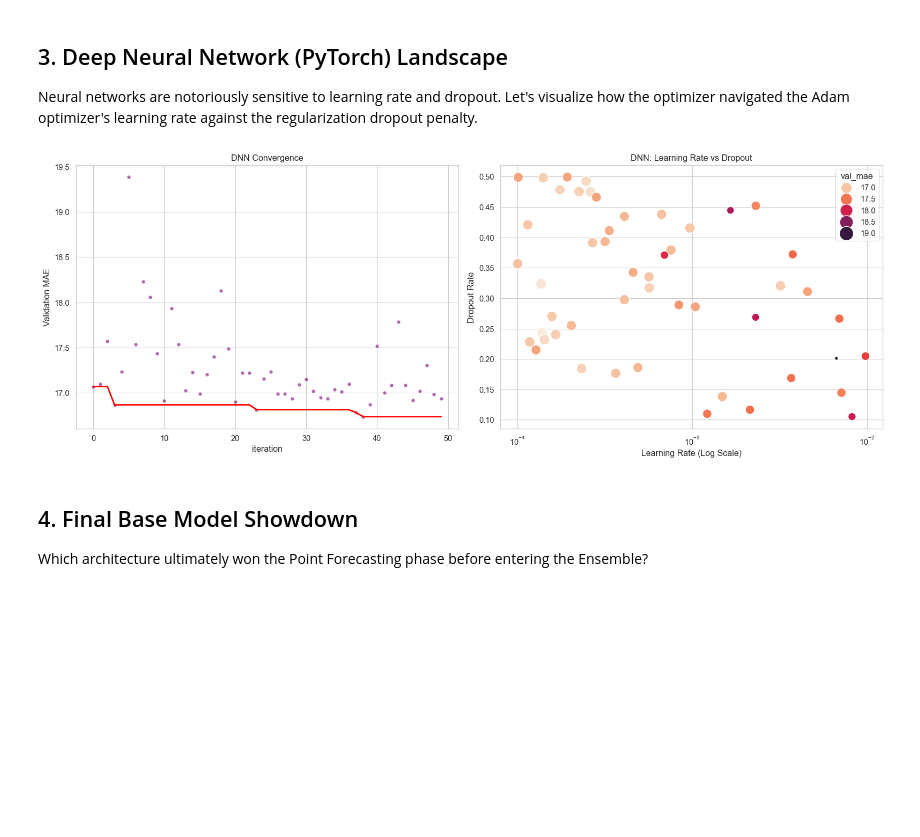
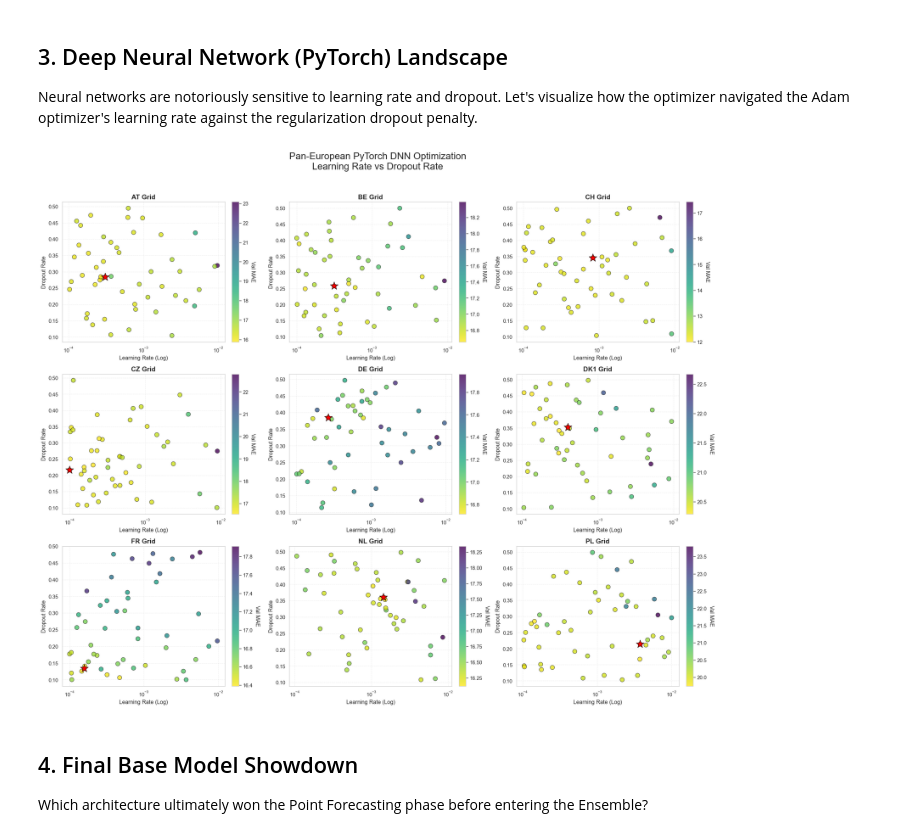
Before and after one commit to mathieucbd/incommodities-case-crunch-2026, a Jupyter notebook: notebooks/03_optimization_landscape.ipynb, the cells around one changed output. Drawn from its saved outputs; the diff is of its cells as text; code cells hidden in the pictures; blank space fills up the shorter version.

```diff
--- a/notebooks/03_optimization_landscape.ipynb
+++ b/notebooks/03_optimization_landscape.ipynb
@@ -155,29 +166,61 @@ for model, config in MODEL_CONFIGS.items():
 ## 3. Deep Neural Network (PyTorch) Landscape
 Neural networks are notoriously sensitive to learning rate and dropout. Let's visualize how the optimizer navigated the Adam optimizer's learning rate against the regularization dropout penalty.
 # %%
-dnn_df = parse_trials(os.path.join(TRIALS_DIR, 'dnn_trials.pkl'), CHOICE_MAPPINGS)
+fig, axes = plt.subplots(3, 3, figsize=(20, 16))
+fig.suptitle('Pan-European PyTorch DNN Optimization\nLearning Rate vs Dropout Rate', fontsize=20, y=1.02)
 
-if not dnn_df.empty:
-    fig, axes = plt.subplots(1, 2, figsize=(16, 6))
+for ax, zone in zip(axes.flatten(), TARGET_ZONES):
+    ckpt_path_dnn = trials_dir / zone / 'dnn_trials.pkl'
 
-    # Convergence
-    dnn_df['best_so_far'] = dnn_df['val_mae'].cummin()
-    sns.scatterplot(data=dnn_df, x='iteration', y='val_mae', color='purple', alpha=0.6, ax=axes[0])
-    sns.lineplot(data=dnn_df, x='iteration', y='best_so_far', color='red', linewidth=2, ax=axes[0])
-    axes[0].set_title('DNN Convergence')
-    axes[0].set_ylabel('Validation MAE')
+    if ckpt_path_dnn.exists():
+        with open(ckpt_path_dnn, 'rb') as f:
+            dnn_trials = pickle.load(f)
 
-    # LR vs Dropout Contour/Scatter
-    sns.scatterplot(data=dnn_df, x='dnn_lr', y='dnn_drop', hue='val_mae', size='val_mae', sizes=(200, 20), palette='rocket_r', ax=axes[1])
-    axes[1].set_xscale('log')
-    axes[1].set_title('DNN: Learning Rate vs Dropout')
-    axes[1].set_xlabel('Learning Rate (Log Scale)')
-    axes[1].set_ylabel('Dropout Rate')
+        dnn_results = []
+        for trial in dnn_trials.trials:
+            if trial['result']['status'] == 'ok':
+                vals = trial['misc']['vals']
+                loss = trial['result']['loss']
 
-    plt.tight_layout()
-    plt.show()
+                lr = vals.get('dnn_lr', [None])[0]
+                dropout = vals.get('dnn_drop', [None])[0]
+
+                if lr is not None and dropout is not None:
+                    dnn_results.append({
+                        'learning_rate': lr,
+                        'dropout_rate': dropout,
+                        'loss': loss
+                    })
+
+        if dnn_results:
+            dnn_df = pd.DataFrame(dnn_results)
+
+            scatter = ax.scatter(dnn_df['learning_rate'], dnn_df['dropout_rate'],
+                                 c=dnn_df['loss'], cmap='viridis_r', s=80, alpha=0.8, edgecolor='k')
+
+            ax.set_xscale('log')
+            ax.set_title(f'{zone} Grid', fontsize=14, fontweight='bold')
+            ax.set_xlabel('Learning Rate (Log)')
+            ax.set_ylabel('Dropout Rate')
+            ax.grid(True, ls="--", alpha=0.3)
+
+            # Highlight minimum
+            min_row = dnn_df.loc[dnn_df['loss'].idxmin()]
+            ax.scatter(min_row['learning_rate'], min_row['dropout_rate'], color='red', marker='*', s=300, edgecolor='black')
+
+            # Add colorbar specifically for this subplot
+            cbar = fig.colorbar(scatter, ax=ax, fraction=0.046, pad=0.04)
+            cbar.set_label('Val MAE', rotation=270, labelpad=15)
+        else:
+            ax.set_title(f'{zone} (Empty Trials)')
+    else:
+        ax.set_title(f'{zone} (No Checkpoint Found)')
+        ax.axis('off')
+
+plt.tight_layout()
+plt.show()
 # %% [output]
-[figure, old version]
+[figure, new version]
 # %% [markdown]
 ## 4. Final Base Model Showdown
 Which architecture ultimately won the Point Forecasting phase before entering the Ensemble?
```
Also changed, not shown: parts of 3 cells of this notebook, 6 other files.
